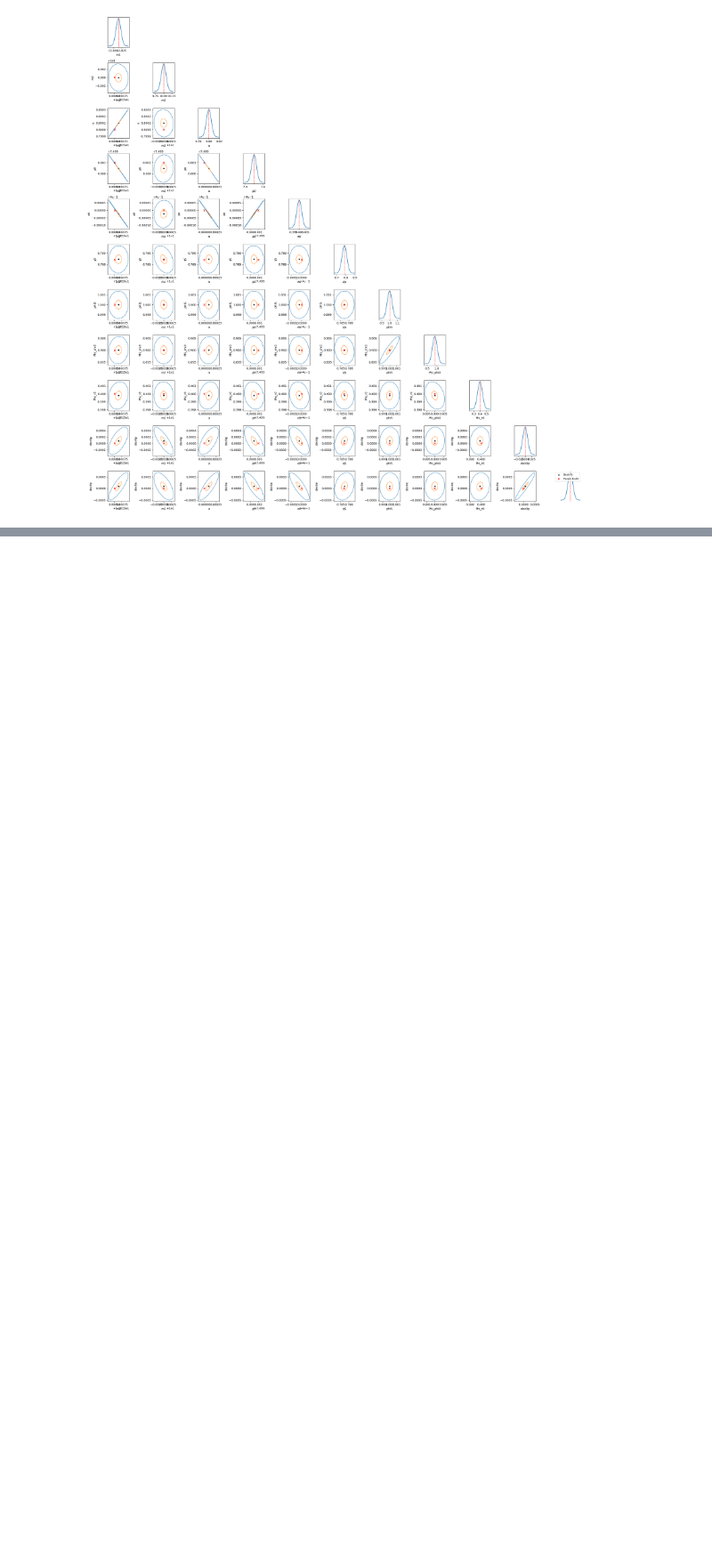
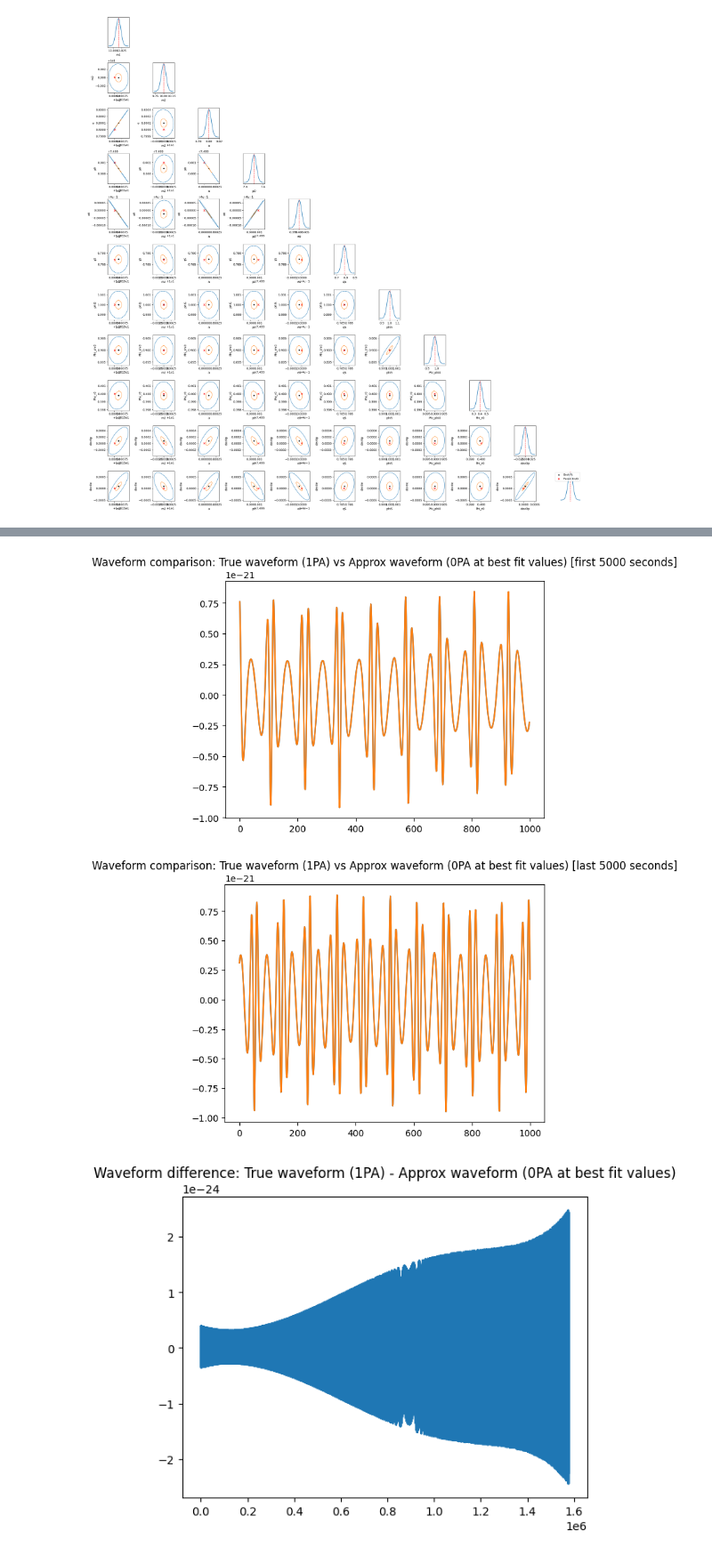
Before and after one commit to rishavrste/SuperKludge_r, a Jupyter notebook: CV_Biases/Best_F_point_analysis/cv_check.ipynb, the cells around one changed output, grey strips where cells are left out. Shown at 89% size. Cells and saved outputs as stored; diff of their text form; code cells hidden in the pictures; blank space fills up the shorter version.

```diff
--- a/CV_Biases/Best_F_point_analysis/cv_check.ipynb
+++ b/CV_Biases/Best_F_point_analysis/cv_check.ipynb
@@ -520,0 +529,4 @@ fisher_exact = xp.array(Fisher[-1])
+# %%
+# waveform at best fit parameters with 0PA calaculated during fisher calculation
+waveform_best_fit=sef.waveform
+waveform_best_fit= xp.asarray(waveform_best_fit)
@@ -520,0 +598,19 @@ fisher_exact = xp.array(Fisher[-1])
+# %%
+plt.plot(waveform_true[0][0:1000].get())
+plt.plot(waveform_best_fit[0][0:1000].get())
+plt.title('Waveform comparison: True waveform (1PA) vs Approx waveform (0PA at best fit values) [first 5000 seconds]')
+plt.show()
+
+plt.plot(waveform_true[0][-1000:].get())
+plt.plot(waveform_best_fit[0][-1000:].get())
+plt.title('Waveform comparison: True waveform (1PA) vs Approx waveform (0PA at best fit values) [last 5000 seconds]')
+plt.show()
+# waveform_approx
+# waveform_best_fit
+plt.plot((waveform_true[0]-waveform_best_fit[0]).get())
+plt.title('Waveform difference: True waveform (1PA) - Approx waveform (0PA at best fit values)')
+plt.show()
+# %% [output]
+[figure, added]
+[figure, added]
+[figure, added]
```
Also changed, not shown: parts of 19 cells of this notebook, 5 other files.
